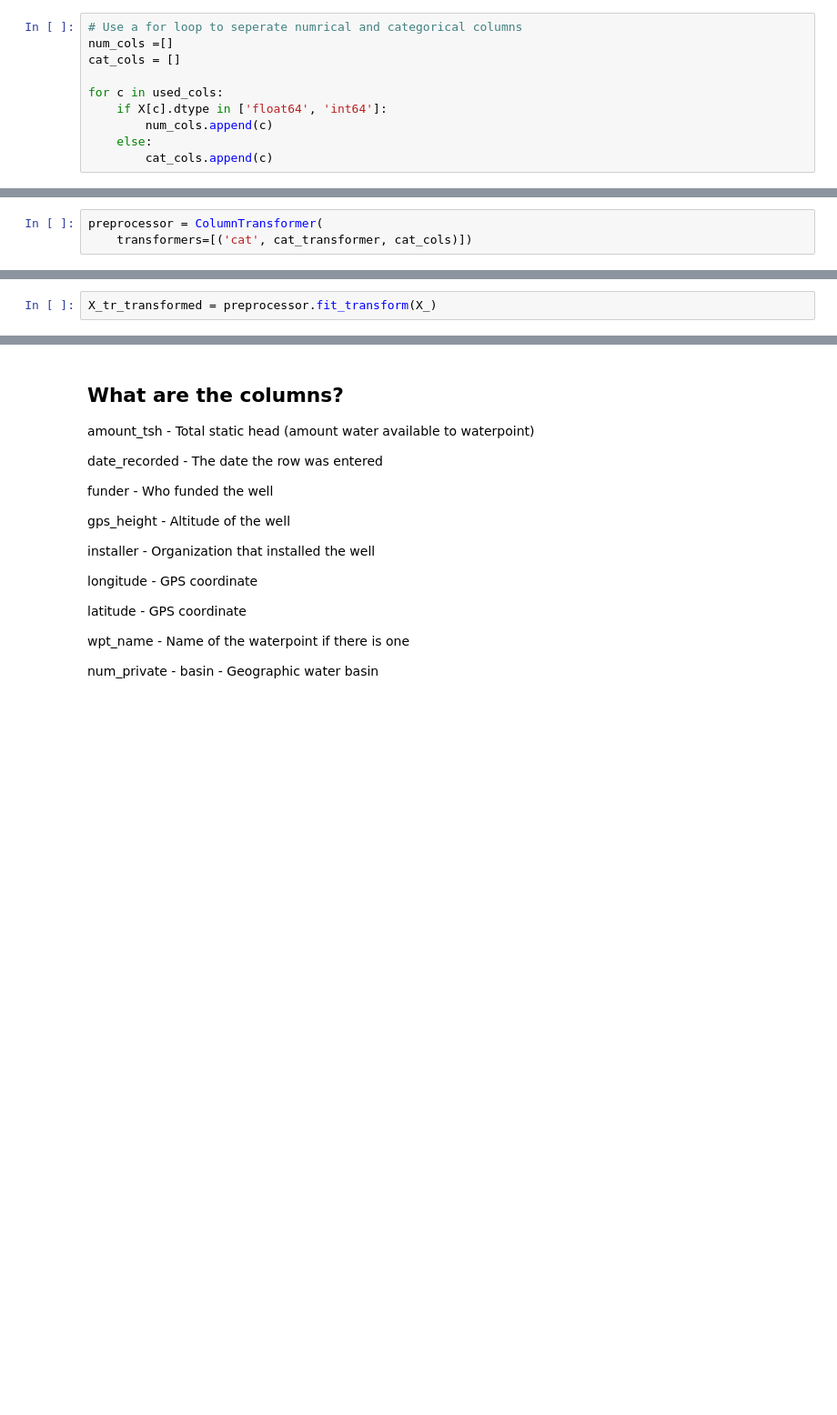
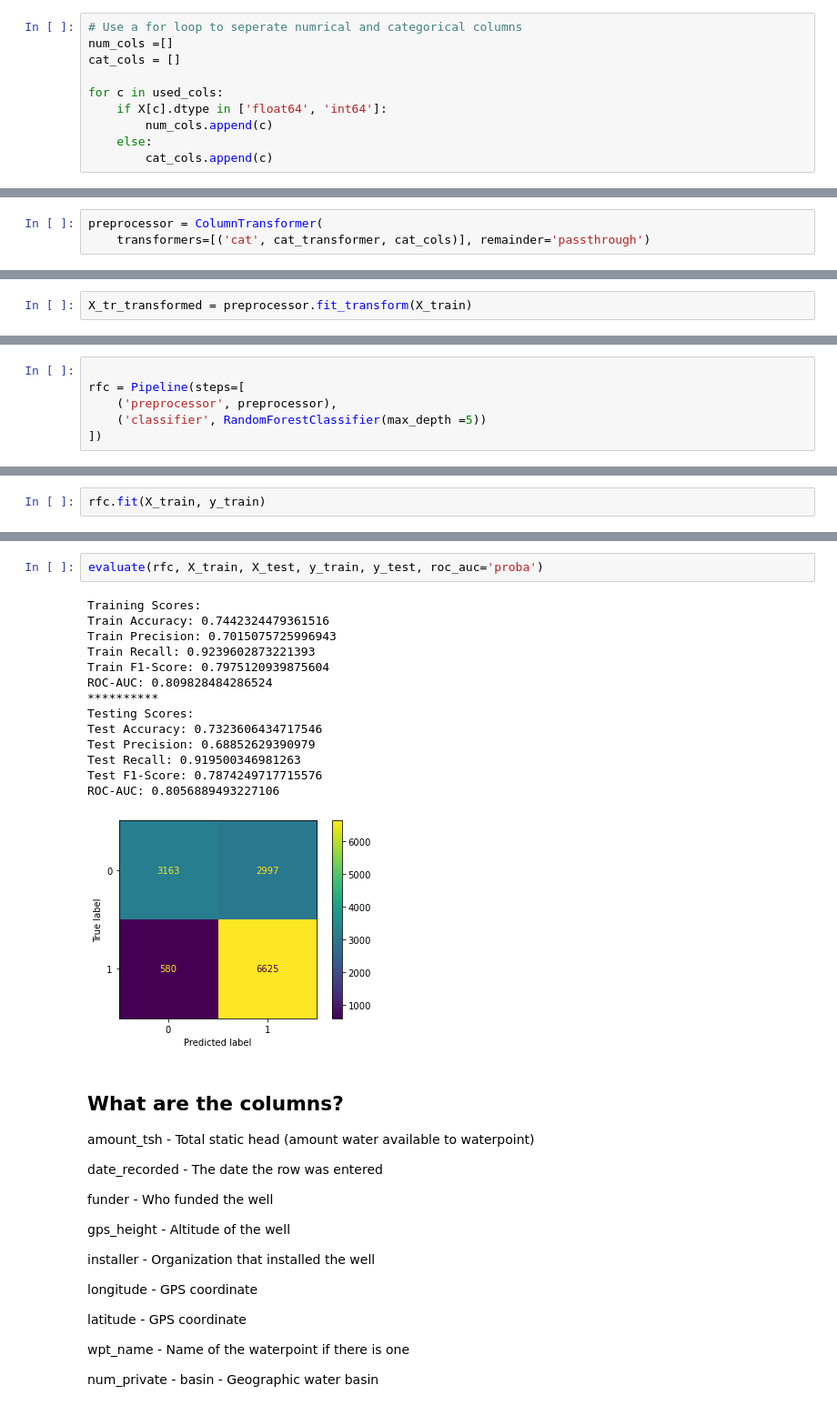
Before and after one commit to djs6478/Well-Project, a Jupyter notebook: Notebooks/main_notebook.ipynb, the cells around one changed output, grey strips where cells are left out. Shown at 91% size. Cells and saved outputs as stored; diff of their text form; blank space fills up the shorter version.

```diff
--- a/Notebooks/main_notebook.ipynb
+++ b/Notebooks/main_notebook.ipynb
@@ -556,7 +624,7 @@ hotencoder = OneHotEncoder(categories=cat_cols)
 cat_transformer = make_pipeline(hotencoder)
 # %%
 preprocessor = ColumnTransformer(
-    transformers=[('cat', cat_transformer, cat_cols)])
+    transformers=[('cat', cat_transformer, cat_cols)], remainder='passthrough')
 # %%
 preprocessor
 # %% [output]
@@ -578,4 +637,4 @@ ColumnTransformer(transformers=[('cat',
                                   'payment_type', 'quality_group', 'source',
                                   'source_class', 'waterpoint_type_group'])])
 # %%
-X_tr_transformed = preprocessor.fit_transform(X_)
+X_tr_transformed = preprocessor.fit_transform(X_train)
@@ -583,0 +654,6 @@ TypeError: iteration over a 0-d array
+# %%
+
+rfc = Pipeline(steps=[
+    ('preprocessor', preprocessor),
+    ('classifier', RandomForestClassifier(max_depth =5))
+])
@@ -583,0 +678,2 @@ TypeError: iteration over a 0-d array
+# %%
+rfc.fit(X_train, y_train)
@@ -584,3 +694,20 @@ TypeError: iteration over a 0-d array
+# %%
+evaluate(rfc, X_train, X_test, y_train, y_test, roc_auc='proba')
+# %% [output]
+Training Scores:
+Train Accuracy: 0.7442324479361516
+Train Precision: 0.7015075725996943
+Train Recall: 0.9239602873221393
+Train F1-Score: 0.7975120939875604
+ROC-AUC: 0.809828484286524
+**********
+Testing Scores:
+Test Accuracy: 0.7323606434717546
+Test Precision: 0.68852629390979
+Test Recall: 0.919500346981263
+Test F1-Score: 0.7874249717715576
+ROC-AUC: 0.8056889493227106
+[figure, added]
 # %% [markdown]
 ## What are the columns?
 
```
Also changed, not shown: parts of 35 cells of this notebook.
